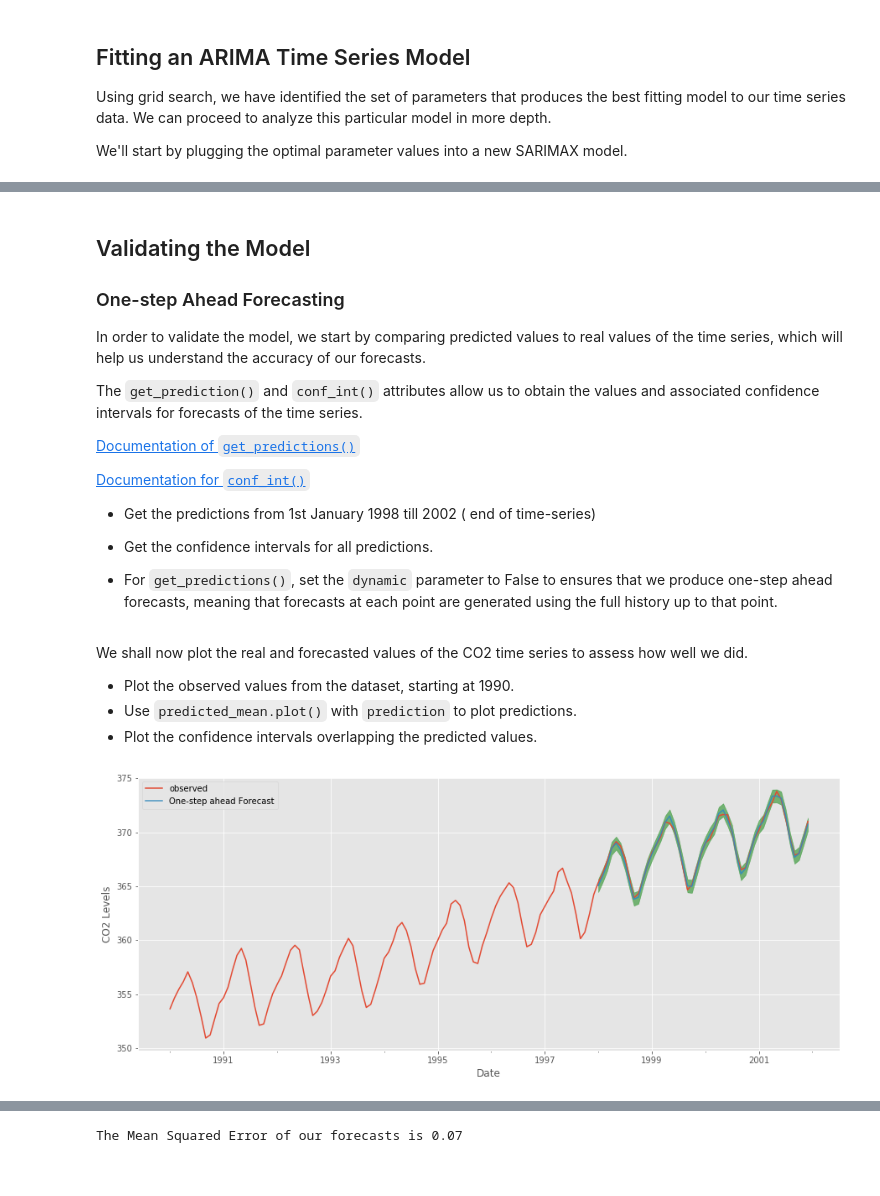
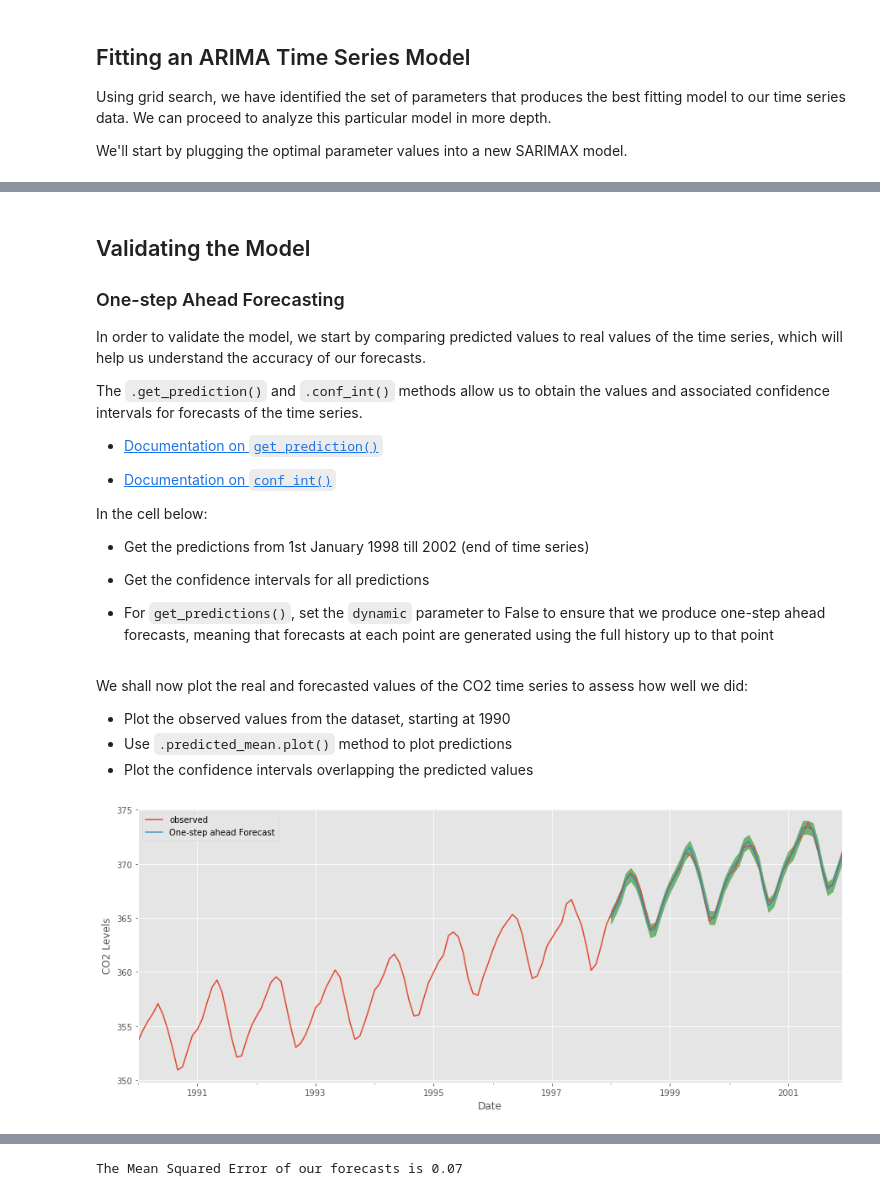
Before and after one commit to learn-co-curriculum/dsc-sarima-models-lab, a Jupyter notebook: index.ipynb, the cells around one changed output, grey strips where cells are left out. Saved outputs shown, nothing was run; the diff lists cells and outputs as text; code cells hidden in the pictures.

```diff
--- a/index.ipynb
+++ b/index.ipynb
@@ -57,11 +61,19 @@ import matplotlib.pyplot as plt
 from matplotlib.pylab import rcParams
 plt.style.use('ggplot')
 # %%
+# Load the dataset
 dataset = sm.datasets.co2.load().data
+
+# Convert into DataFrame
 df = pd.DataFrame(dataset)
+
+# Update to datetime type
 df['date'] = pd.to_datetime(df['index'])
+
+# Set as index
 df.set_index(df['date'], inplace=True)
-df.drop(['date'], axis=1, inplace=True)
+
+df.drop(['date', 'index'], axis=1, inplace=True)
 df = df.asfreq('W-SAT')
 
 # The 'MS' string groups the data in buckets by start of the month
@@ -70,17 +82,10 @@ CO2 = df['co2'].resample('MS').mean()
 # The term bfill means that we use the value before filling in missing values
 CO2 = CO2.fillna(CO2.bfill())
 
-# Plot the time-series
+# Plot the time series
 CO2.plot(figsize=(15, 6))
 plt.show()
 print(CO2.head())
-
-# 1958-03-01    316.100000
-# 1958-04-01    317.200000
-# 1958-05-01    317.433333
-# 1958-06-01    315.625000
-# 1958-07-01    315.625000
-# Freq: MS, Name: co2, dtype: float64
 # %% [output]
 [figure]
 date
@@ -336,16 +318,19 @@ Those observations lead us to conclude that our model produces has no correlatio
 
 In order to validate the model, we start by comparing predicted values to real values of the time series, which will help us understand the accuracy of our forecasts.
 
-The `get_prediction()` and `conf_int()` attributes allow us to obtain the values and associated confidence intervals for forecasts of the time series.
+The `.get_prediction()` and `.conf_int()` methods allow us to obtain the values and associated confidence intervals for forecasts of the time series.
 
 
-[Documentation of `get_predictions()`](http://www.statsmodels.org/dev/generated/statsmodels.tsa.statespace.sarimax.SARIMAXResults.get_prediction.html)
+- [Documentation on `get_prediction()`](http://www.statsmodels.org/stable/generated/statsmodels.tsa.statespace.sarimax.SARIMAXResults.get_prediction.html)
 
-[Documentation for `conf_int()`](http://www.statsmodels.org/dev/generated/statsmodels.tsa.arima_model.ARIMAResults.conf_int.html)
+- [Documentation on `conf_int()`](http://www.statsmodels.org/stable/generated/statsmodels.tsa.statespace.sarimax.SARIMAXResults.conf_int.html)
 
-* Get the predictions from 1st January 1998 till 2002 ( end of time-series)
 
-* Get the confidence intervals for all predictions.
+In the cell below:
 
-* For `get_predictions()`, set the `dynamic` parameter to False to ensures that we produce one-step ahead forecasts, meaning that forecasts at each point are generated using the full history up to that point.
+* Get the predictions from 1st January 1998 till 2002 (end of time series)
+
+* Get the confidence intervals for all predictions
+
+* For `get_predictions()`, set the `dynamic` parameter to False to ensure that we produce one-step ahead forecasts, meaning that forecasts at each point are generated using the full history up to that point
 # %%
@@ -354,33 +338,33 @@ The `get_prediction()` and `conf_int()` attributes allow us to obtain the values
 pred = output.get_prediction(start=pd.to_datetime('1998-01-01'), dynamic=False)
 pred_conf = pred.conf_int()
 # %% [markdown]
-We shall now plot the real and forecasted values of the CO2 time series to assess how well we did.
+We shall now plot the real and forecasted values of the CO2 time series to assess how well we did:
 
-* Plot the observed values from the dataset, starting at 1990.
-* Use `predicted_mean.plot()` with `prediction` to plot predictions.
-* Plot the confidence intervals overlapping the predicted values.
+* Plot the observed values from the dataset, starting at 1990
+* Use `.predicted_mean.plot()` method to plot predictions
+* Plot the confidence intervals overlapping the predicted values
 # %%
 # Plot real vs predicted values along with confidence interval
 
 rcParams['figure.figsize'] = 15, 6
 
-#Plot observed values
+# Plot observed values
 ax = CO2['1990':].plot(label='observed')
 
-#Plot predicted values
-pred.predicted_mean.plot(ax=ax, label='One-step ahead Forecast', alpha=.9)
+# Plot predicted values
+pred.predicted_mean.plot(ax=ax, label='One-step ahead Forecast', alpha=0.9)
 
-#Plot the range for confidence intervals
+# Plot the range for confidence intervals
 ax.fill_between(pred_conf.index,
                 pred_conf.iloc[:, 0],
-                pred_conf.iloc[:, 1], color='g', alpha=.5)
+                pred_conf.iloc[:, 1], color='g', alpha=0.5)
 
-#Set axes labels
+# Set axes labels
 ax.set_xlabel('Date')
 ax.set_ylabel('CO2 Levels')
 plt.legend()
 
 plt.show()
 # %% [output]
-[figure, old version]
+[figure, new version]
 # %% [markdown]
```
Also changed, not shown: parts of 24 cells of this notebook, 10 other files.
